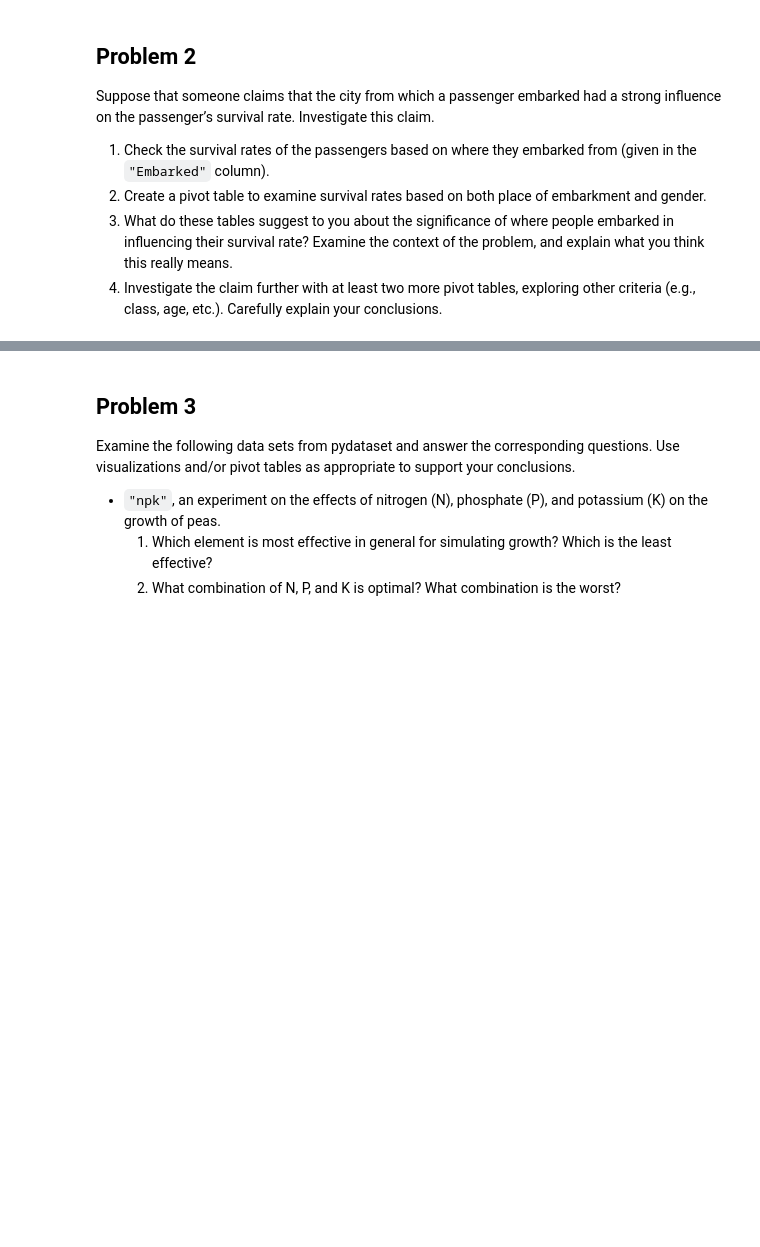
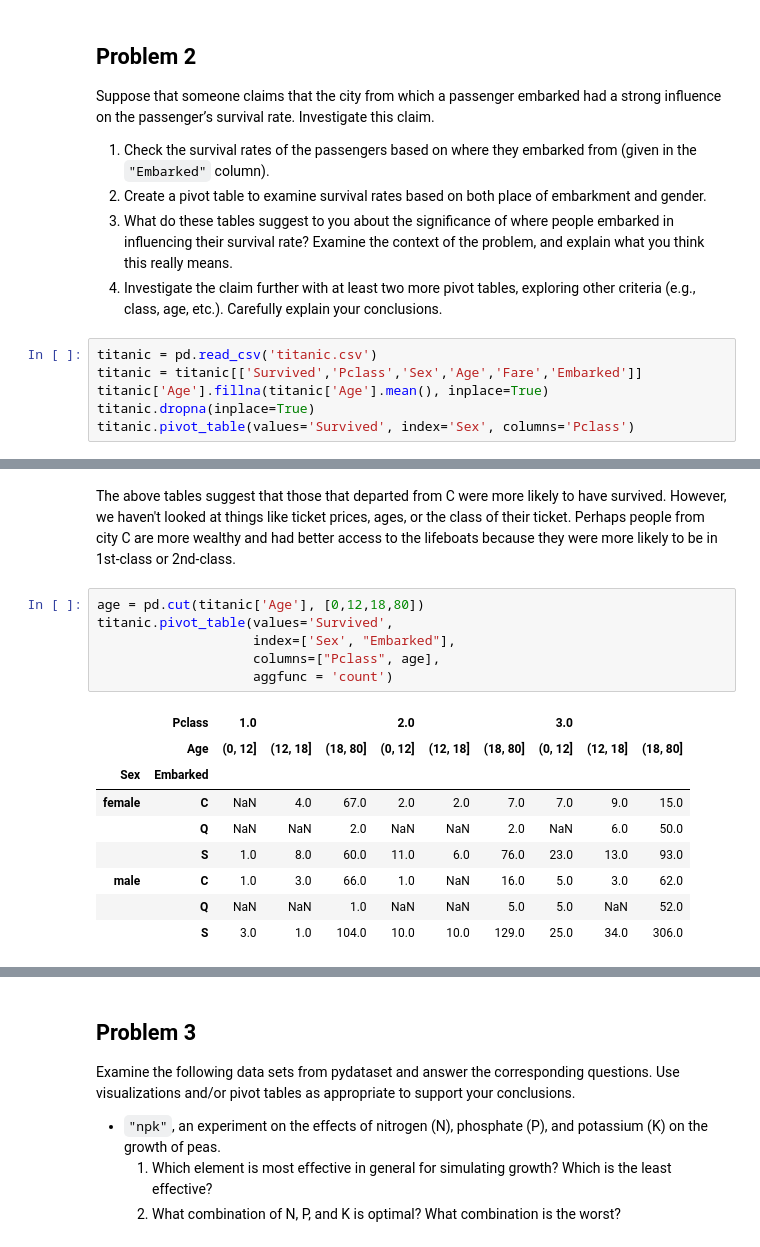
Before and after one commit to mattschaelling/acme_vol3, a Jupyter notebook: Pandas3/pandas3.ipynb, the cells around one changed output, grey strips where cells are left out. Cells and saved outputs as stored; diff of their text form; blank space fills up the shorter version.

```diff
--- a/Pandas3/pandas3.ipynb
+++ b/Pandas3/pandas3.ipynb
@@ -132,3 +130,9 @@ Suppose that someone claims that the city from which a passenger embarked had a
 2. Create a pivot table to examine survival rates based on both place of embarkment and gender.
 3. What do these tables suggest to you about the significance of where people embarked in influencing their survival rate? Examine the context of the problem, and explain what you think this really means.
 4. Investigate the claim further with at least two more pivot tables, exploring other criteria (e.g., class, age, etc.). Carefully explain your conclusions.
+# %%
+titanic = pd.read_csv('titanic.csv')
+titanic = titanic[['Survived','Pclass','Sex','Age','Fare','Embarked']]
+titanic['Age'].fillna(titanic['Age'].mean(), inplace=True)
+titanic.dropna(inplace=True)
+titanic.pivot_table(values='Survived', index='Sex', columns='Pclass')
@@ -134,0 +160,18 @@ Suppose that someone claims that the city from which a passenger embarked had a
+# %% [markdown]
+The above tables suggest that those that departed from C were more likely to have survived. However, we haven't looked at things like ticket prices, ages, or the class of their ticket. Perhaps people from city C are more wealthy and had better access to the lifeboats because they were more likely to be in 1st-class or 2nd-class.
+# %%
+age = pd.cut(titanic['Age'], [0,12,18,80])
+titanic.pivot_table(values='Survived',
+                    index=['Sex', "Embarked"],
+                    columns=["Pclass", age],
+                    aggfunc = 'count')
+# %% [output]
+|  | Pclass | 1.0 |  |  | 2.0 |  |  | 3.0 |  |  |
+|  | Age | (0, 12] | (12, 18] | (18, 80] | (0, 12] | (12, 18] | (18, 80] | (0, 12] | (12, 18] | (18, 80] |
+| Sex | Embarked |  |  |  |  |  |  |  |  |  |
+| female | C | NaN | 4.0 | 67.0 | 2.0 | 2.0 | 7.0 | 7.0 | 9.0 | 15.0 |
+|  | Q | NaN | NaN | 2.0 | NaN | NaN | 2.0 | NaN | 6.0 | 50.0 |
+|  | S | 1.0 | 8.0 | 60.0 | 11.0 | 6.0 | 76.0 | 23.0 | 13.0 | 93.0 |
+| male | C | 1.0 | 3.0 | 66.0 | 1.0 | NaN | 16.0 | 5.0 | 3.0 | 62.0 |
+|  | Q | NaN | NaN | 1.0 | NaN | NaN | 5.0 | 5.0 | NaN | 52.0 |
+|  | S | 3.0 | 1.0 | 104.0 | 10.0 | 10.0 | 129.0 | 25.0 | 34.0 | 306.0 |
```
Also changed, not shown: parts of 23 cells of this notebook, 1 other file.
